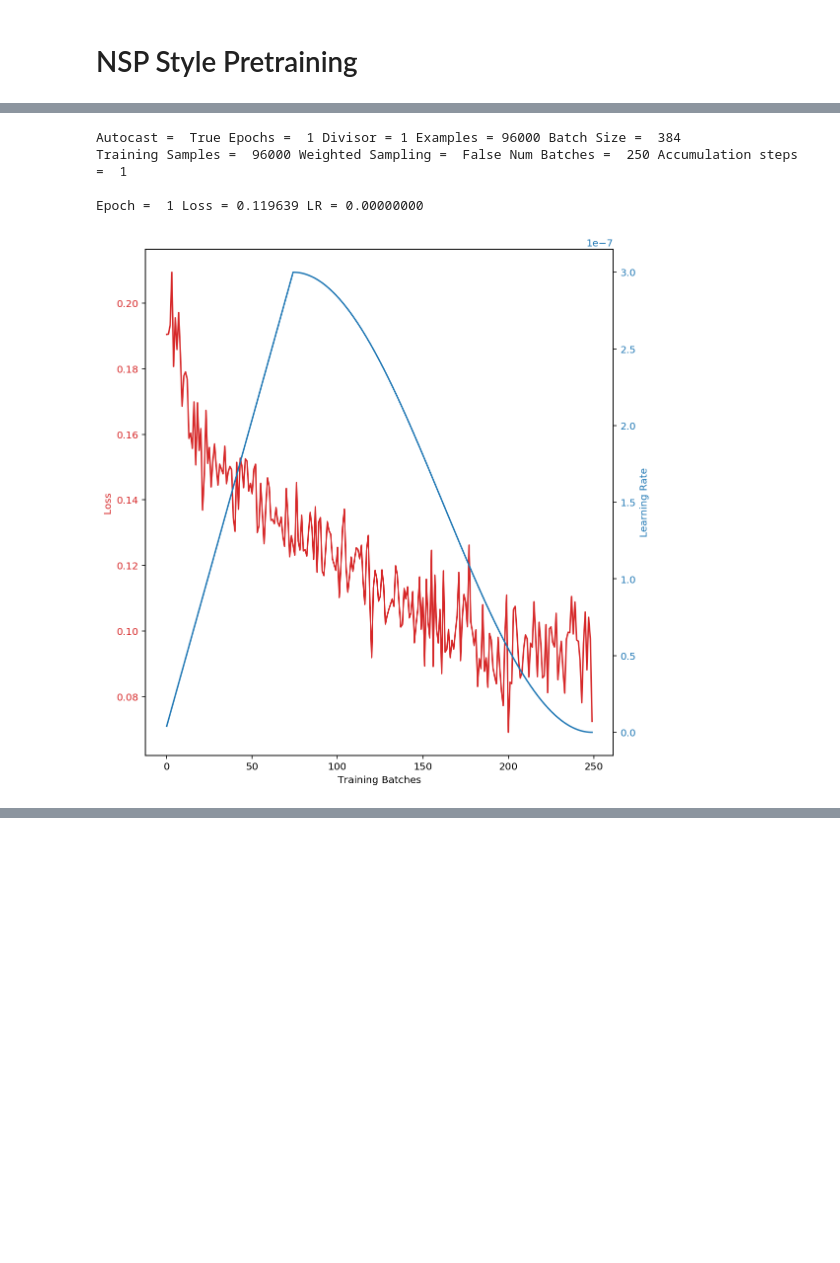
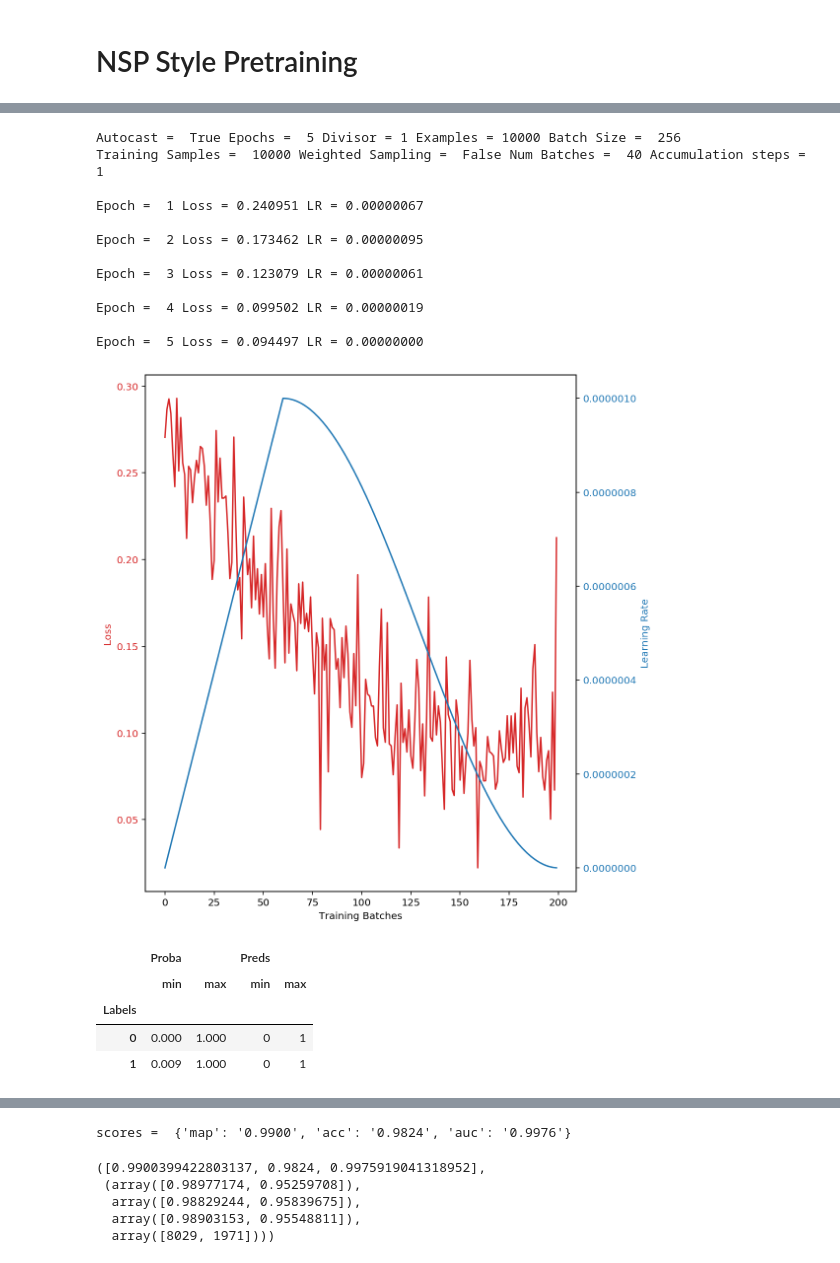
Before and after one commit to faizanahemad/facebook-hateful-memes, a Jupyter notebook: notebooks/SSL-Bert.ipynb, the cells around one changed output, grey strips where cells are left out. Saved outputs shown, nothing was run; the diff lists cells and outputs as text; code cells hidden in the pictures; blank space fills up the shorter version.

```diff
--- a/notebooks/SSL-Bert.ipynb
+++ b/notebooks/SSL-Bert.ipynb
@@ -457,14 +515,55 @@ Epoch =  1 Loss = 0.104893 LR = 0.00000000
-# %%
-data["train"] = df.sample(frac=0.8)
-
-dataset = convert_dataframe_to_dataset(data["train"], data["metadata"], True)
-model, optimizer = model_fn()
-train_losses, learning_rates = train(model, optimizer, scheduler_init_fn, batch_size, epochs, dataset,
-                                     model_call_back=None, accumulation_steps=1, plot=True,
-                                     sampling_policy=None, class_weights=None)
-# %% [output]
-Autocast =  True Epochs =  1 Divisor = 1 Examples = 96000 Batch Size =  384
-Training Samples =  96000 Weighted Sampling =  False Num Batches =  250 Accumulation steps =  1
-
-Epoch =  1 Loss = 0.119639 LR = 0.00000000
-[figure, removed]
+# %%
+lr_strategy = {
+    "model": {
+        "lr": optimizer_params["lr"] / 1000,
+        "finetune": False,
+        "encoder": {
+            "layer": {
+                "3": {
+                    "lr": optimizer_params["lr"] / 1e1,
+                    "finetune": True
+                },
+                "4": {
+                    "lr": optimizer_params["lr"],
+                    "finetune": True
+                },
+                "5": {
+                    "lr": optimizer_params["lr"],
+                    "finetune": True
+                }
+            }
+        },
+    }
+}
+epochs = 5
+optimizer_class = torch.optim.AdamW
+optimizer_params = dict(lr=1e-5, betas=(0.9, 0.98), eps=1e-08, weight_decay=1e-4)
+
+_ = group_wise_finetune(model, lr_strategy)
+params_conf, _ = group_wise_lr(model, lr_strategy)
+optimizer = optimizer_class(params_conf, **optimizer_params)
+
+train_losses, learning_rates = train(model, optimizer, scheduler_init_fn, batch_size, epochs, dataset,
+                                     model_call_back=None, accumulation_steps=1, plot=True,
+                                     sampling_policy=None, class_weights=None)
+
+validate(model, batch_size, dataset, display_detail=True)
+# %% [output]
+Autocast =  True Epochs =  5 Divisor = 1 Examples = 10000 Batch Size =  256
+Training Samples =  10000 Weighted Sampling =  False Num Batches =  40 Accumulation steps =  1
+
+Epoch =  1 Loss = 0.240951 LR = 0.00000067
+
+Epoch =  2 Loss = 0.173462 LR = 0.00000095
+
+Epoch =  3 Loss = 0.123079 LR = 0.00000061
+
+Epoch =  4 Loss = 0.099502 LR = 0.00000019
+
+Epoch =  5 Loss = 0.094497 LR = 0.00000000
+[figure, added]
+|  | Proba |  | Preds |  |
+|  | min | max | min | max |
+| Labels |  |  |  |  |
+| 0 | 0.000 | 1.000 | 0 | 1 |
+| 1 | 0.009 | 1.000 | 0 | 1 |
@@ -471 +576,7 @@ Epoch =  1 Loss = 0.119639 LR = 0.00000000
+scores =  {'map': '0.9900', 'acc': '0.9824', 'auc': '0.9976'}
+([0.9900399422803137, 0.9824, 0.9975919041318952],
+ (array([0.98977174, 0.95259708]),
+  array([0.98829244, 0.95839675]),
+  array([0.98903153, 0.95548811]),
+  array([8029, 1971])))
 # %%
```
Also changed, not shown: parts of 27 cells of this notebook, 1 other file.
